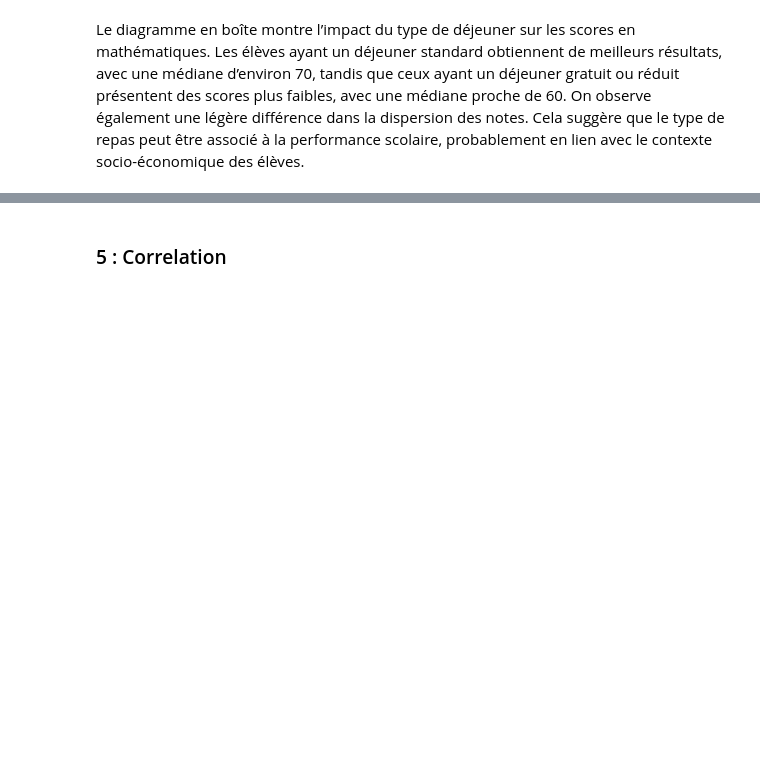
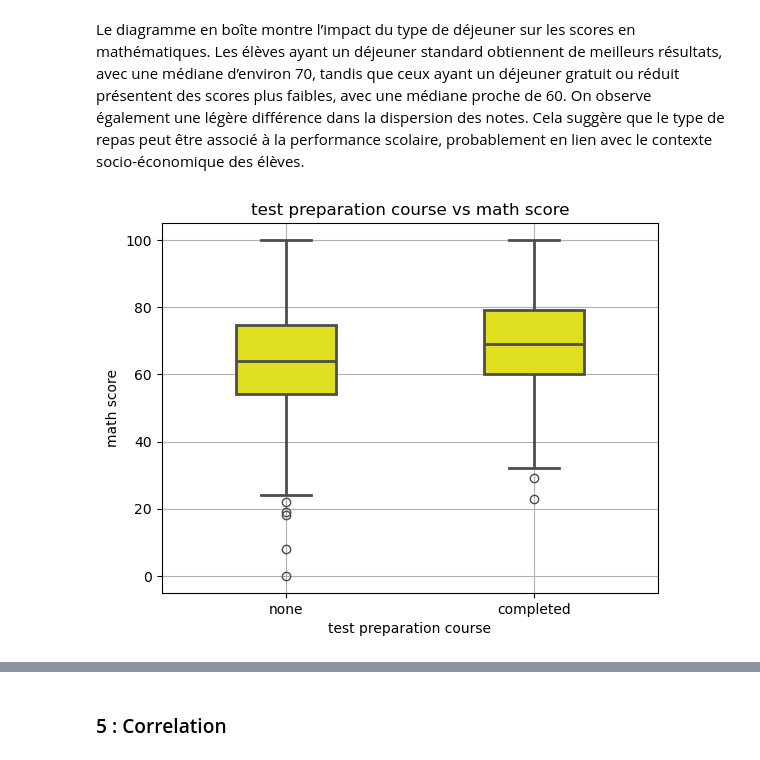
Before and after one commit to zelkadiri603-lang/mini_projet_ML, a Jupyter notebook: ML.ipynb, the cells around one changed output, grey strips where cells are left out. Drawn from its saved outputs; the diff is of its cells as text; code cells hidden in the pictures; blank space fills up the shorter version.

```diff
--- a/ML.ipynb
+++ b/ML.ipynb
@@ -173,3 +195,12 @@ plot.show()
 [figure]
 # %% [markdown]
 Le diagramme en boîte montre l’impact du type de déjeuner sur les scores en mathématiques. Les élèves ayant un déjeuner standard obtiennent de meilleurs résultats, avec une médiane d’environ 70, tandis que ceux ayant un déjeuner gratuit ou réduit présentent des scores plus faibles, avec une médiane proche de 60. On observe également une légère différence dans la dispersion des notes. Cela suggère que le type de repas peut être associé à la performance scolaire, probablement en lien avec le contexte socio-économique des élèves.
+# %%
+sns.boxplot( x="test preparation course", y="math score" ,data = df ,color = 'yellow' ,linewidth=2,width=0.4,orient='v')
+plot.title('test preparation course vs math score')
+plot.xlabel('test preparation course')
+plot.ylabel('math score')
+plot.grid()
+plot.show()
+# %% [output]
+[figure, added]
```
Also changed, not shown: parts of 38 cells of this notebook.
